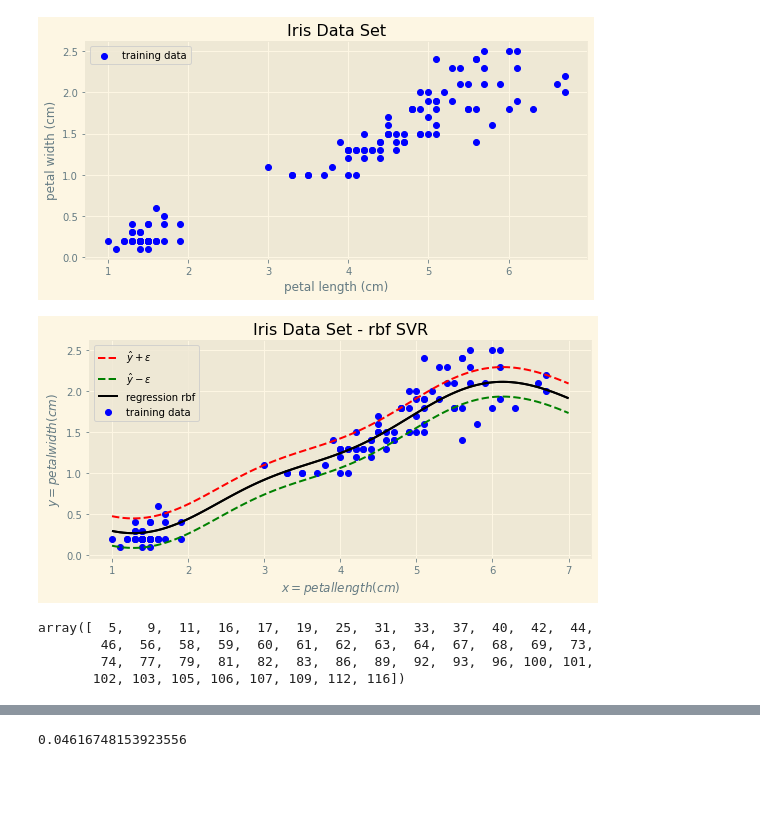
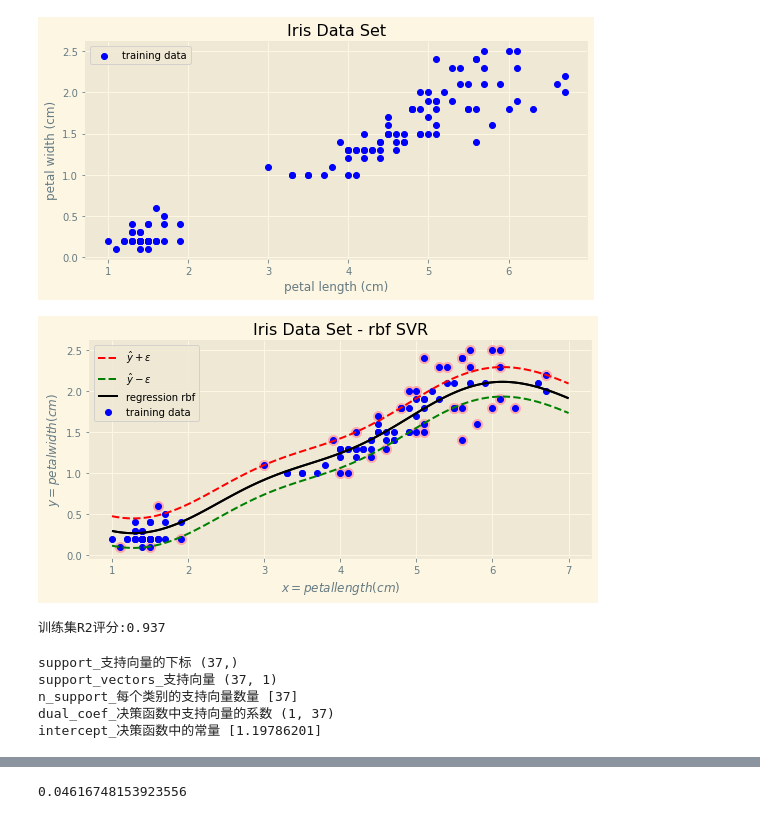
Before and after one commit to vcfriend/python-demo, a Jupyter notebook: scikit-learn/svm/code/SVM/04_how SVM becomes to SVR.ipynb, the cells around one changed output, grey strips where cells are left out. Saved outputs shown, nothing was run; the diff lists cells and outputs as text; code cells hidden in the pictures; blank space fills up the shorter version.

```diff
--- a/scikit-learn/svm/code/SVM/04_how SVM becomes to SVR.ipynb
+++ b/scikit-learn/svm/code/SVM/04_how SVM becomes to SVR.ipynb
@@ -251,39 +255,47 @@ plt.show()
 # %%
 svr_lin = SVR(kernel='linear', C=1, epsilon=0.18)
 svr_rbf = SVR(kernel='rbf', C=1, epsilon=0.18)
 
-svr_kernel = svr_rbf
-svr_fit = svr_kernel.fit(X_svr.reshape(-1, 1), y_svr)
+fit = svr_rbf
+svr_fit = fit.fit(X_svr.reshape(-1, 1), y_svr)
 
 lw = 2
 
 plt.figure(figsize=(9, 4))  # width, height in inches
 
 axes = [1, 7, 0, 2.5]
 x1s = np.linspace(axes[0], axes[1], 120).reshape(120, 1)
 y_pred = svr_fit.predict(x1s)
 
 plt.plot(x1s, y_pred, "k-", linewidth=2)
-plt.plot(x1s, y_pred + svr_kernel.epsilon, "r--", label=r"$\hat{y} + \epsilon$")  # 回归线向上平移epsilon
-plt.plot(x1s, y_pred - svr_kernel.epsilon, "g--", label=r"$\hat{y} - \epsilon$")  # 回归线向下平移epsilon
+plt.plot(x1s, y_pred + fit.epsilon, "r--", label=r"$\hat{y} + \epsilon$")  # 回归线向上平移epsilon
+plt.plot(x1s, y_pred - fit.epsilon, "g--", label=r"$\hat{y} - \epsilon$")  # 回归线向下平移epsilon
+plt.plot(x1s, y_pred, color='k', lw=lw, label='regression {}'.format(fit.kernel))
 
-plt.plot(x1s, y_pred, color='k', lw=lw, label='regression {}'.format(svr_kernel.kernel))
+plt.scatter(X_svr[fit.support_], y_svr[fit.support_], s=100, facecolors='#FFAAAA')  #支持向量
 plt.scatter(X_svr, y_svr, color='b', label='training data')
 plt.xlabel(r"$x = {}$".format(features[2]), fontsize=12)
 plt.ylabel(r"$y = {}$".format(features[3]), fontsize=12, rotation=90)  # 可以设置旋转角度
-plt.title('Iris Data Set - {} SVR'.format(svr_kernel.kernel))
+plt.title('Iris Data Set - {} SVR'.format(fit.kernel))
 plt.legend()
 plt.savefig('04_2_linear_svr2.png', dpi=200)
 plt.show()
+print('训练集R2评分:%.3f' % fit.score(X_svr.reshape(-1, 1), y_svr))
 # %% [output]
-[figure, old version]
+[figure, new version]
+训练集R2评分:0.937
-# %%
-svr_kernel.support_
-# %% [output]
-array([  5,   9,  11,  16,  17,  19,  25,  31,  33,  37,  40,  42,  44,
-        46,  56,  58,  59,  60,  61,  62,  63,  64,  67,  68,  69,  73,
-        74,  77,  79,  81,  82,  83,  86,  89,  92,  93,  96, 100, 101,
-       102, 103, 105, 106, 107, 109, 112, 116])
+# %%
+print('support_支持向量的下标',fit.support_.shape)
+print('support_vectors_支持向量',fit.support_vectors_.shape)
+print('n_support_每个类别的支持向量数量',fit.n_support_)
+print('dual_coef_决策函数中支持向量的系数',fit.dual_coef_.shape)
+print('intercept_决策函数中的常量',fit.intercept_)
+# %% [output]
+support_支持向量的下标 (37,)
+support_vectors_支持向量 (37, 1)
+n_support_每个类别的支持向量数量 [37]
+dual_coef_决策函数中支持向量的系数 (1, 37)
+intercept_决策函数中的常量 [1.19786201]
 # %%
 def plot_svm_regression(svm_reg, X, y, axes):
     x1s = np.linspace(axes[0], axes[1], 100).reshape(100, 1)
```
Also changed, not shown: parts of 5 cells of this notebook, 8 other files.
